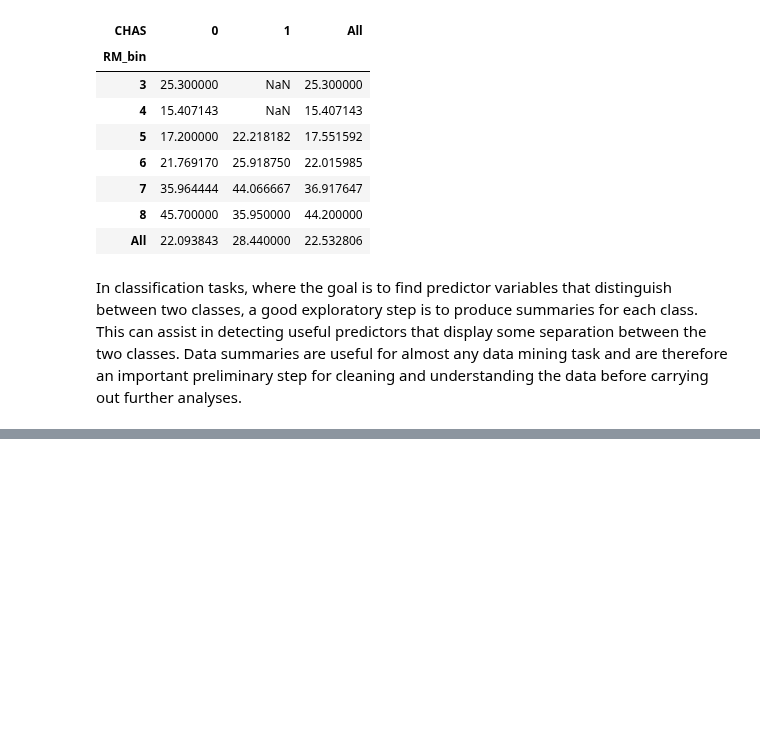
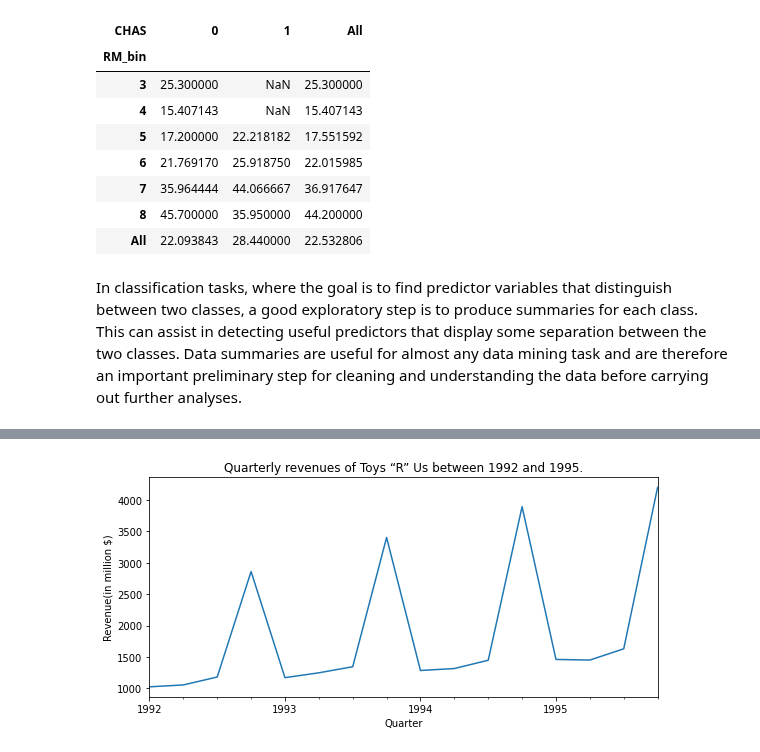
Before and after one commit to jeantardelli/data-mining-for-business-analytics, a Jupyter notebook: analysis/dimension-reduction.ipynb, the cells around one changed output, grey strips where cells are left out. Cells and saved outputs as stored; diff of their text form; code cells hidden in the pictures; blank space fills up the shorter version.

```diff
--- a/analysis/dimension-reduction.ipynb
+++ b/analysis/dimension-reduction.ipynb
@@ -194,0 +227,3 @@ a good exploratory step is to produce summaries for each class. This can assist
+# %%
+toys_df = pd.read_csv("../datasets/ToysRUsRevenues.csv")
+toys_df.head()
@@ -194,0 +237,14 @@ a good exploratory step is to produce summaries for each class. This can assist
+# %%
+quarters = toys_df.QuarterYear.str.replace(r"(Q\d)-([0-9]+)", r"19\2\1", regex=True)
+toys_df["Date"] = pd.PeriodIndex(quarters, freq="Q")
+toys_ts = pd.Series(toys_df["Revenue(in million $)"].values, index=toys_df.Date)
+
+fig, ax = plt.subplots(figsize=(8, 4), tight_layout=True)
+toys_ts.plot(ax=ax, legend=False)
+
+ax.set_ylabel("Revenue(in million $)")
+ax.set_xlabel("Quarter")
+ax.set_title("Quarterly revenues of Toys “R” Us between 1992 and 1995.")
+plt.show()
+# %% [output]
+[figure, added]
```
Also changed, not shown: parts of 5 cells of this notebook, 1 other file.
